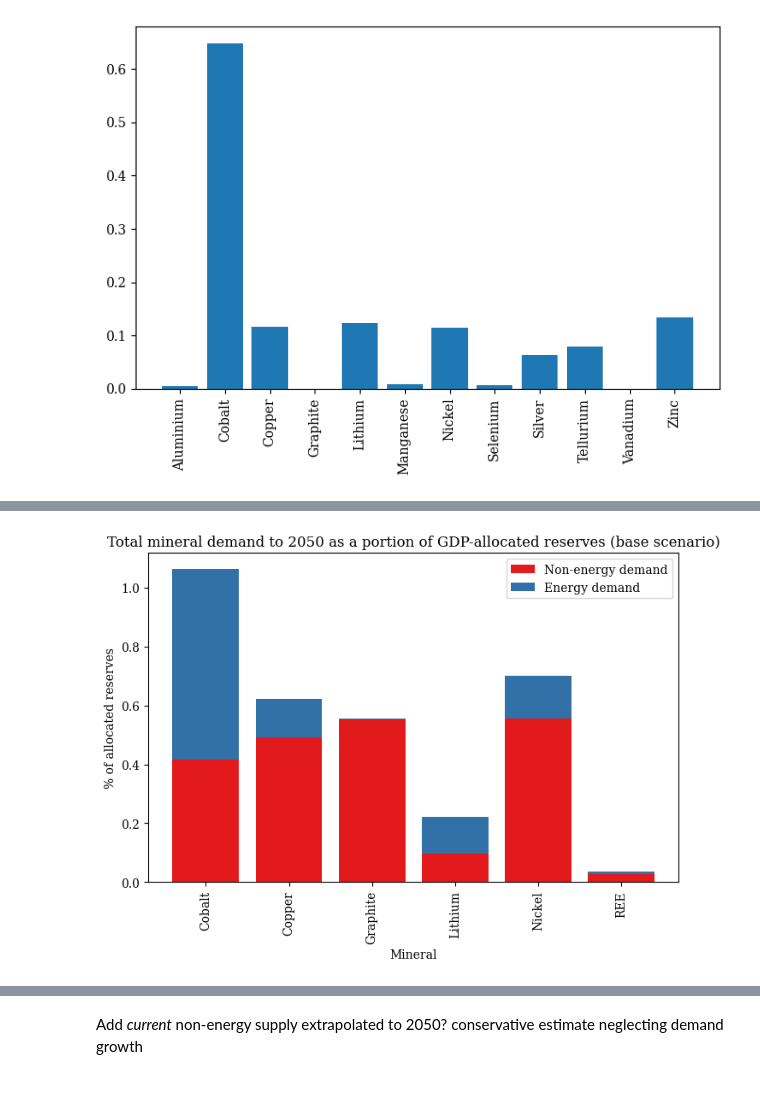
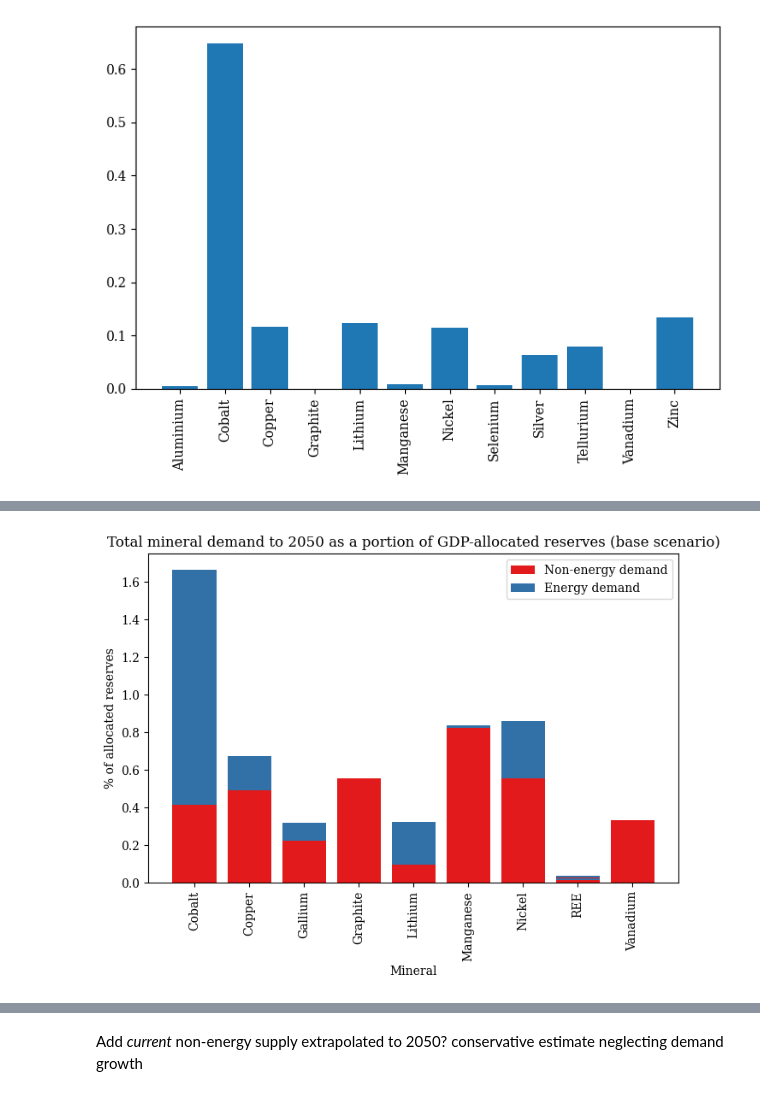
Before and after one commit to ayshaC/pypsa-eur, a Jupyter notebook: analysis/mineral_analysis.ipynb, the cells around one changed output, grey strips where cells are left out. Cells and saved outputs as stored; diff of their text form; code cells hidden in the pictures.

```diff
--- a/analysis/mineral_analysis.ipynb
+++ b/analysis/mineral_analysis.ipynb
@@ -134,8 +152,8 @@ def compute_mineral_usage(
         )
 
     # use optimal battery capacity, not expanded
-    df_opt = pd.DataFrame(n[network_key].statistics.installed_capacity(bus_carrier=elec_carriers).reset_index()).rename(columns={0: capacity_col_name})
-    df.loc[df['carrier'] == 'EV battery', 'capacity'] = df_opt[df_opt['carrier']=='EV battery']['capacity'].values[0]
+    # df_opt = pd.DataFrame(n[network_key].statistics.installed_capacity(bus_carrier=elec_carriers).reset_index()).rename(columns={0: capacity_col_name})
+    # df.loc[df['carrier'] == 'EV battery', 'capacity'] = df_opt[df_opt['carrier']=='EV battery']['capacity'].values[0]
 
 
     df = pd.merge(df, techs, left_on="carrier_renamed", right_on="PyPSA technology", how="inner")
@@ -148,20 +166,12 @@ def compute_mineral_usage(
     df['Sub tech capacity'] = df['carrier capacity'].mul(df[scenario], axis=0)
     df[minerals] = df[minerals].mul(df['Sub tech capacity'], axis=0)
 
+    # remove EV battery capacity because we calculate it manually
+    df = df[df['carrier_renamed']!='EV battery']
+
     # separate process for EVs:
     if evs:
-        nodal_transport_data = build_nodal_transport_data(TRANSPORT_DATA_PATH, POPULATION_DATA_PATH, 2021)
-        total_cars = nodal_transport_data["number cars"].sum()
-
-        evs_capacity_df = pd.DataFrame({'component': ['Store'], 'carrier': ['EV motor'], 'capacity': [total_cars]})
-
-        evs_merged = pd.merge(evs_capacity_df, techs, left_on="carrier", right_on="PyPSA technology", how="inner")
-        evs_merged = pd.merge(evs_merged, mineral_intensities, left_on="LCI name", right_on="Activity", how="inner")
-
-        evs_merged = evs_merged.rename(columns={'capacity': 'carrier capacity'})
-        evs_merged['Sub tech capacity'] = evs_merged['carrier capacity'].mul(evs_merged[scenario], axis=0)
-        evs_merged[all_minerals] = evs_merged[all_minerals].mul(evs_merged['Sub tech capacity'], axis=0)
-
+        evs_merged = compute_ev_mineral_usage(minerals, scenario, mineral_intensities, techs)
         df = pd.concat([df, evs_merged], ignore_index=True)
 
 
@@ -1522,8 +1662,8 @@ ccl_high_nuclear = {'name': 'ccl_high_nuclear', 'type':'build/cluster', 'folder'
 elec_trans_heat_FR_BE_NL_CH_DE = {'name': 'elec_trans_heat_FR_BE_NL_CH_DE_2050', 'type':'build/cluster', 'folder': 'eu-overnight/elec_trans_heat_FR_BE_NL_CH_DE_2013', 'year': 2050, 'clusters': 5}
 
 
-scenarios = [elec_trans_heat_industry_sectors_EU_2050_2h, elec_trans_heat_industry_sectors_no_biofuels_v2g_EU_2050_1h,
-             ccl_low_wind,  base_2h, ccl_high_offwind, elec_trans_heat_FR_BE_NL_CH_DE, ccl_high_nuclear, ccl_low_offwind]
+scenarios = [
+             ccl_low_wind,  base_2h, ccl_high_offwind, ccl_high_nuclear, ccl_low_offwind]
 
 
 n = {s['name']: pypsa.Network(f'../{s['type']}/{s['folder']}/networks/base_s_{s['clusters']}___{s['year']}.nc') for s in scenarios}
@@ -2671,13 +2656,18 @@ dtype: float64
 # %%
 # now compare total demand to reserves
-network_key = sample_new_2h_2050
+network_key = sample_base_2h
+
 df_merged, totals_Mt = compute_mineral_usage(network_key, n, all_minerals, "Market share current", mineral_intensities, tech_scenarios)
 totals_Mt.loc['REE'] = totals_Mt.loc[['Praseodymium', 'Neodymium', 'Dysprosium']].sum()
+demand_df = totals_Mt.reset_index()
+demand_df.columns = ['Mineral', 'Demand (Mt)']
+
 non_energy_demand_cumulative = non_energy_demand[non_energy_demand["Year"] == "Cumulative"][["Mineral", "GDP-adjusted value entso-e (Mt)"]]
 
-demand_df = totals_Mt.reset_index()
-demand_df.columns = ['Mineral', 'Demand (Mt)']
+
 reserves = mineral_avail[mineral_avail['Estimate method']=="Reserves"]
+
+# Merge reserves with energy demand and non-energy demand
 merged = pd.merge(reserves,
                   demand_df,
                   on='Mineral',
@@ -2685,34 +2675,36 @@ merged = pd.merge(reserves,
 merged = pd.merge(merged,
                   non_energy_demand_cumulative,
                   on="Mineral",
                   how="inner")
+
+
 merged.rename(columns={"GDP-adjusted value entso-e (Mt)":"Non-energy demand (Mt)"}, inplace=True)
 merged["GDP-allocated reserves"] =merged["Value (Mt)"] * mineral_alloc_factors["GDP share"]
 
 merged["Eur transition demand per total reserves"] = merged["Demand (Mt)"]/merged["Value (Mt)"]
 merged["Eur transition demand per total allocated reserves"] = merged["Demand (Mt)"]/merged["GDP-allocated reserves"]
 
 merged["Eur other demand per total reserves"] = merged["Non-energy demand (Mt)"]/merged["Value (Mt)"]
 merged["Eur other demand per total allocated reserves"] = merged["Non-energy demand (Mt)"]/merged["GDP-allocated reserves"]
 
 fig, ax = plt.subplots(figsize=(8, 5))
 
 to_plot = merged[(~merged["Value (Mt)"].isna()) & (~merged["Demand (Mt)"].isna())]
 # to_plot
 
 ax.bar(to_plot["Mineral"], to_plot["Eur other demand per total allocated reserves"], color="#e31a1c", label="Non-energy demand")
 ax.bar(to_plot["Mineral"], to_plot["Eur transition demand per total allocated reserves"], bottom=to_plot["Eur other demand per total allocated reserves"], color="#3271a8", label="Energy demand")
 
 ax.set_ylabel("% of allocated reserves")
 ax.set_xlabel("Mineral")
 
 plt.xticks(rotation=90)
 plt.title("Total mineral demand to 2050 as a portion of GDP-allocated reserves (base scenario)")
 plt.legend(loc="upper right")
 
 plt.show()
 # %% [output]
-[figure, old version]
+[figure, new version]
 # %%
 merged
 # %% [output]
```
Also changed, not shown: parts of 23 cells of this notebook, 5 other files.
